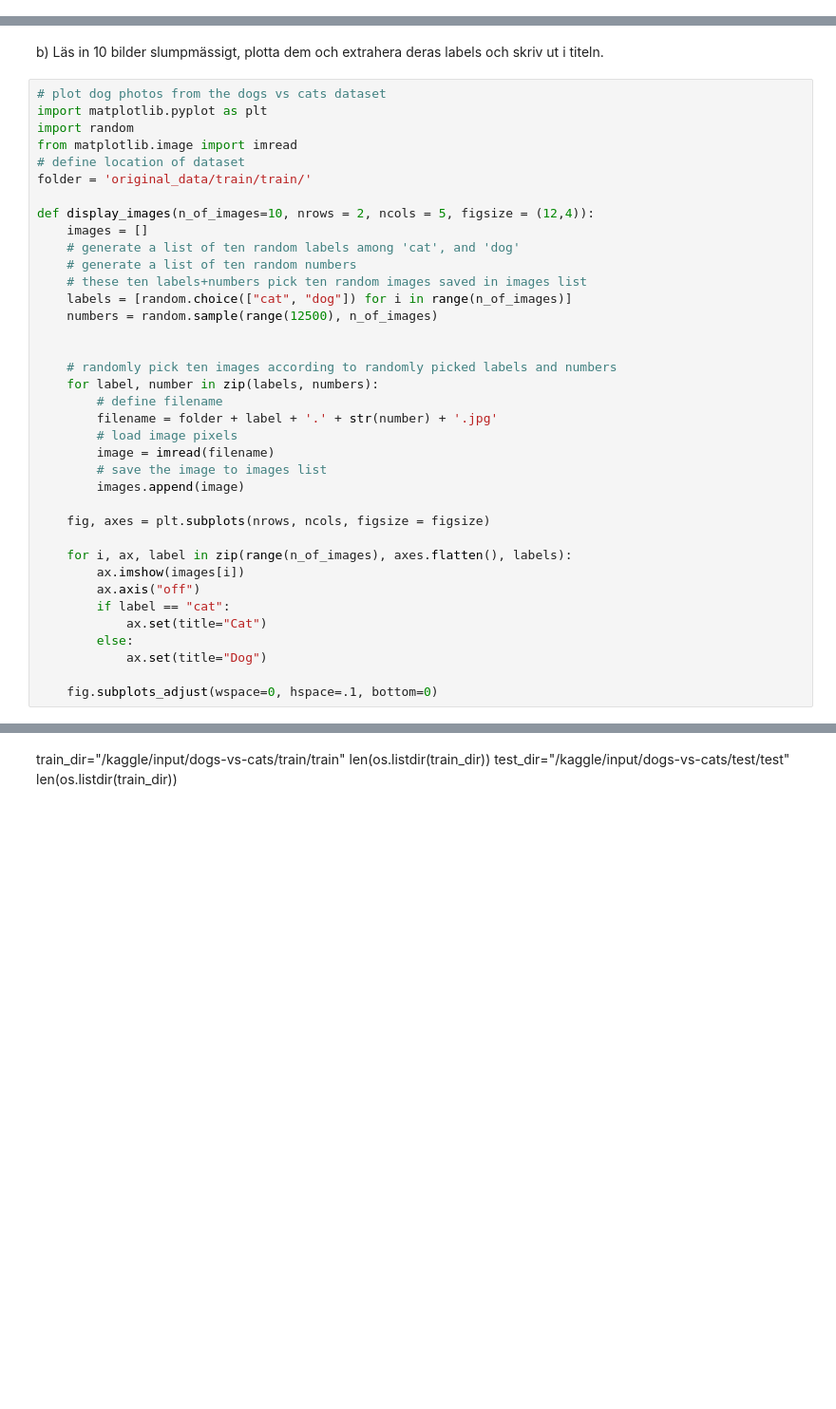
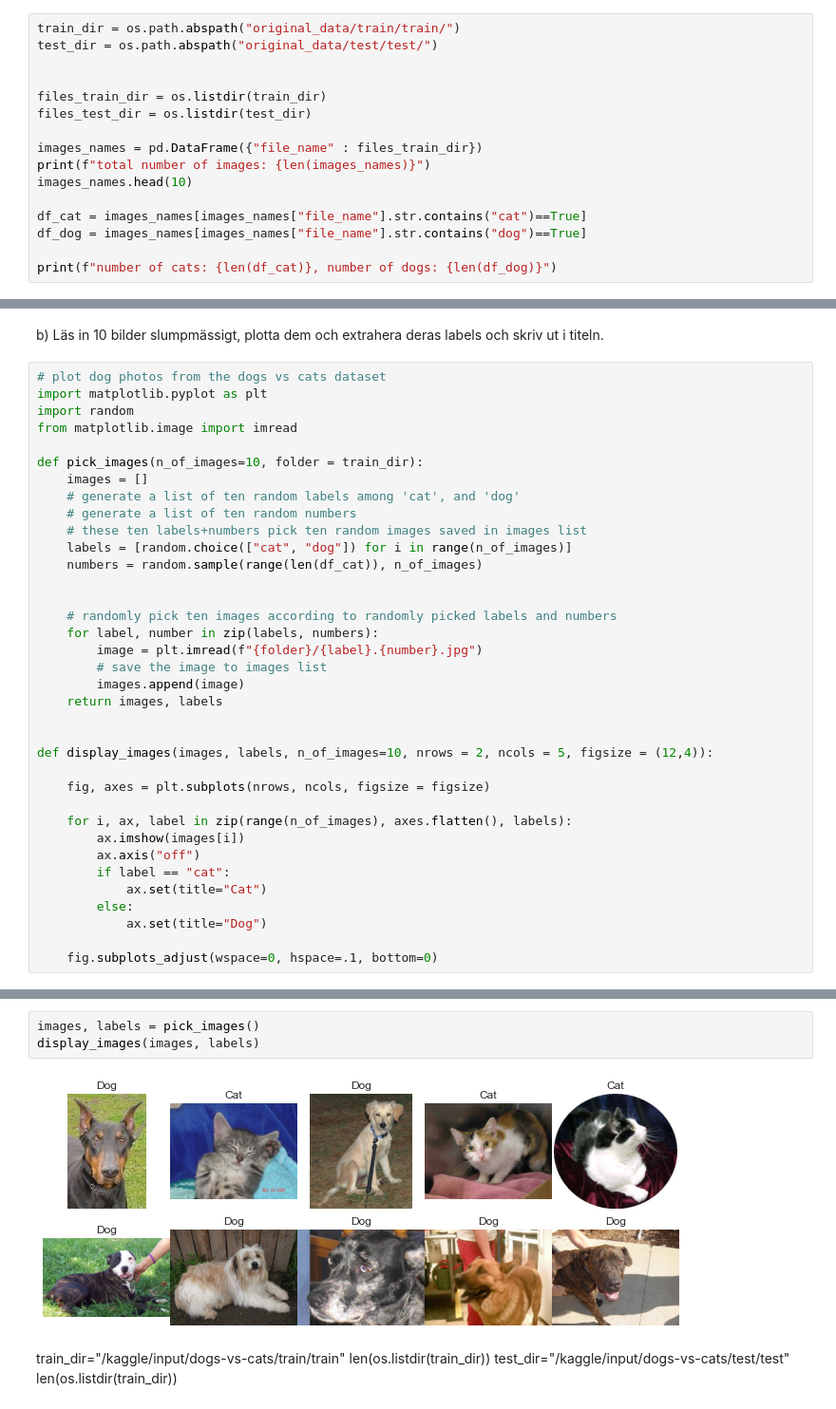
Before and after one commit to yuna-liu/deep-learning-Yuna-Liu, a Jupyter notebook: Lab1/lab.ipynb, the cells around one changed output, grey strips where cells are left out. Shown at 95% size. Cells and saved outputs as stored; diff of their text form; blank space fills up the shorter version.

```diff
--- a/Lab1/lab.ipynb
+++ b/Lab1/lab.ipynb
@@ -24,2 +25,18 @@ import os
 
 plt.style.use("seaborn-white")
+# %%
+train_dir = os.path.abspath("original_data/train/train/")
+test_dir = os.path.abspath("original_data/test/test/")
+
+
+files_train_dir = os.listdir(train_dir)
+files_test_dir = os.listdir(test_dir)
+
+images_names = pd.DataFrame({"file_name" : files_train_dir})
+print(f"total number of images: {len(images_names)}")
+images_names.head(10)
+
+df_cat = images_names[images_names["file_name"].str.contains("cat")==True]
+df_dog = images_names[images_names["file_name"].str.contains("dog")==True]
+
+print(f"number of cats: {len(df_cat)}, number of dogs: {len(df_dog)}")
@@ -30,26 +82,25 @@ b) Läs in 10 bilder slumpmässigt, plotta dem och extrahera deras labels och sk
 import matplotlib.pyplot as plt
 import random
 from matplotlib.image import imread
-# define location of dataset
-folder = 'original_data/train/train/'
 
-def display_images(n_of_images=10, nrows = 2, ncols = 5, figsize = (12,4)):
+def pick_images(n_of_images=10, folder = train_dir):
     images = []
 	# generate a list of ten random labels among 'cat', and 'dog'
 	# generate a list of ten random numbers
 	# these ten labels+numbers pick ten random images saved in images list
     labels = [random.choice(["cat", "dog"]) for i in range(n_of_images)]
-    numbers = random.sample(range(12500), n_of_images)
+    numbers = random.sample(range(len(df_cat)), n_of_images)
 
 
 	# randomly pick ten images according to randomly picked labels and numbers
     for label, number in zip(labels, numbers):
-		# define filename
-        filename = folder + label + '.' + str(number) + '.jpg'
-		# load image pixels
-        image = imread(filename)
+        image = plt.imread(f"{folder}/{label}.{number}.jpg")
 		# save the image to images list
         images.append(image)
+    return images, labels
+
+
+def display_images(images, labels, n_of_images=10, nrows = 2, ncols = 5, figsize = (12,4)):
 
     fig, axes = plt.subplots(nrows, ncols, figsize = figsize)
 
@@ -76,3 +116,8 @@ files_test_dir = os.listdir(test_dir)
+# %%
+images, labels = pick_images()
+display_images(images, labels)
+# %% [output]
+[figure, added]
 # %% [markdown]
 train_dir="/kaggle/input/dogs-vs-cats/train/train"
 len(os.listdir(train_dir))
```
Also changed, not shown: parts of 22 cells of this notebook.
